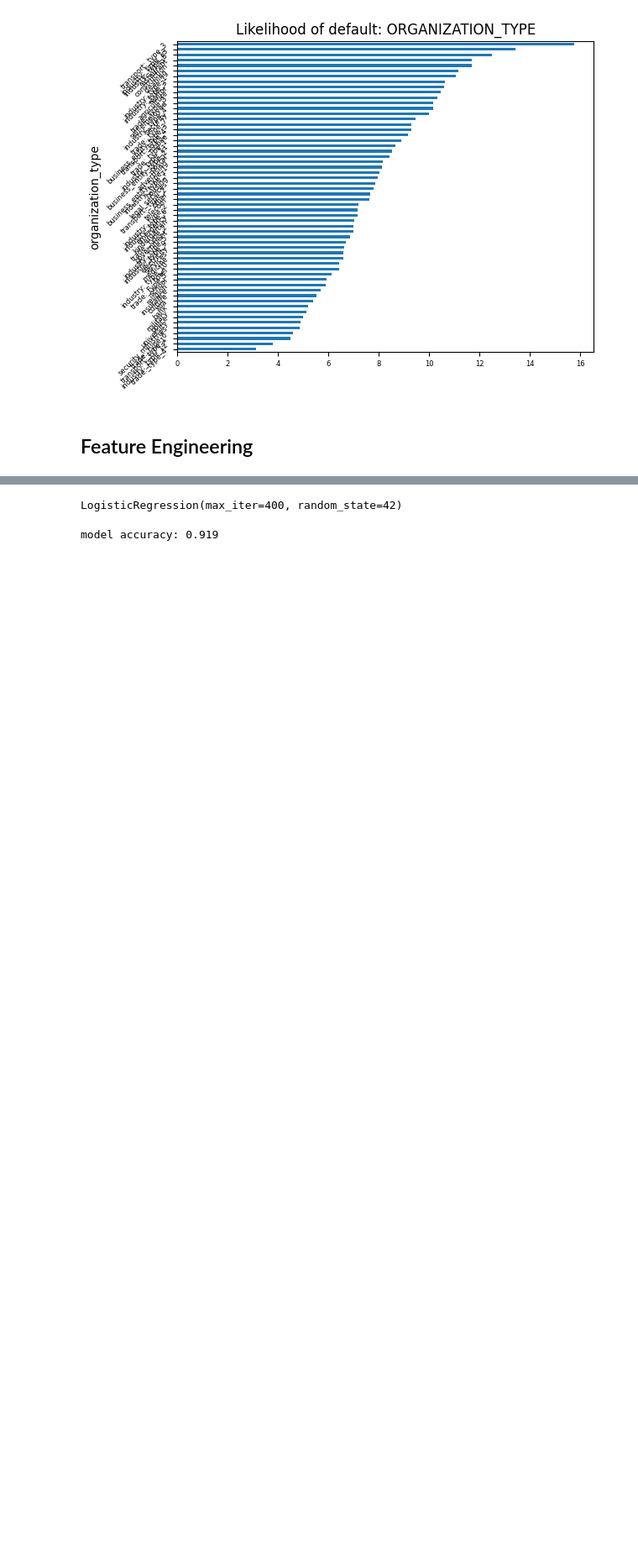
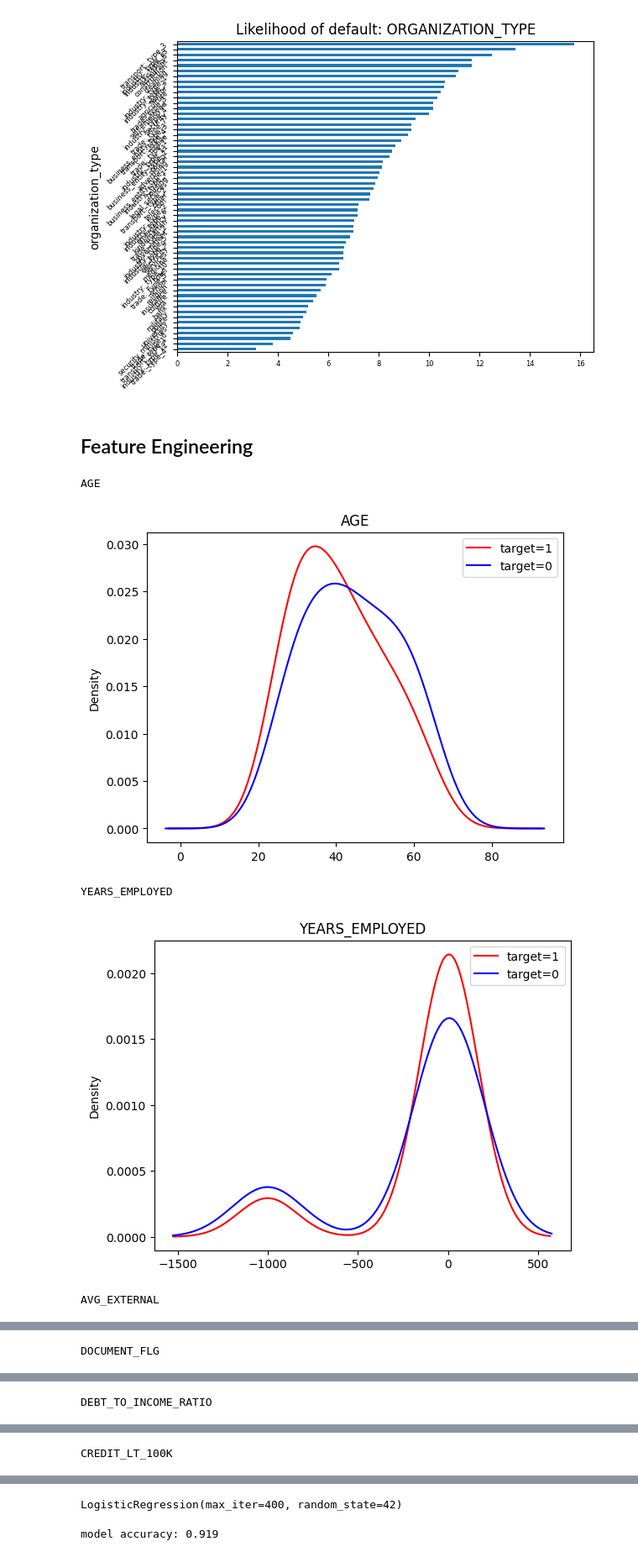
Before and after one commit to ekohnomics/home-credit-default-ml, a Jupyter notebook: notebooks/j_explore.ipynb, the cells around one changed output, grey strips where cells are left out. Shown at 84% size. Cells and saved outputs as stored; diff of their text form; code cells hidden in the pictures; blank space fills up the shorter version.

```diff
--- a/notebooks/j_explore.ipynb
+++ b/notebooks/j_explore.ipynb
@@ -190,6 +197,7 @@ There is no relationship between enquiries and the target.
 ### Kernel comparisons: target==1 vs target==0
 # %%
 varlist = ['amt_credit', 'cnt_children', 'amt_income_total', 'days_birth', 'days_employed', 'amt_goods_price', 'region_population_relative',
+           'amt_annuity',
            'own_car_age', 'flag_mobil', 'flag_emp_phone', 'flag_work_phone', 'flag_cont_mobile', 'flag_phone', 'flag_email', 'ext_source_1',
            'ext_source_2', 'ext_source_3', 'obs_30_cnt_social_circle', 'def_30_cnt_social_circle', 'obs_60_cnt_social_circle',
            'def_60_cnt_social_circle', 'days_last_phone_change'
@@ -363,3 +371,21 @@ score = (score
          .drop(external, axis=1)
          .drop(amt_list, axis=1)
          )
+# %%
+varlist = ['age', 'years_employed', 'avg_external', 'document_flg', 'debt_to_income_ratio', 'credit_lt_100k'
+]
+for var in varlist:
+    print(f'{var.upper()}')
+    try:
+        train.loc[lambda df: df.target == 1][var].plot.kde(bw_method=0.5, legend=True, label='target=1', color='red')
+        train.loc[lambda df: df.target == 0][var].plot.kde(bw_method=0.5, legend=True, label='target=0', color='blue', title=f'{var.upper()}')
+        plt.show()
+    except np.linalg.LinAlgError:
+        print('LinAlgError, skipping')
+    print('\n')
+# %% [output]
+AGE
+[figure, added]
+YEARS_EMPLOYED
+[figure, added]
+AVG_EXTERNAL
@@ -365,0 +393 @@ score = (score
+DOCUMENT_FLG
@@ -365,0 +395 @@ score = (score
+DEBT_TO_INCOME_RATIO
@@ -365,0 +397 @@ score = (score
+CREDIT_LT_100K
```
Also changed, not shown: parts of 13 cells of this notebook, 2 other files.
